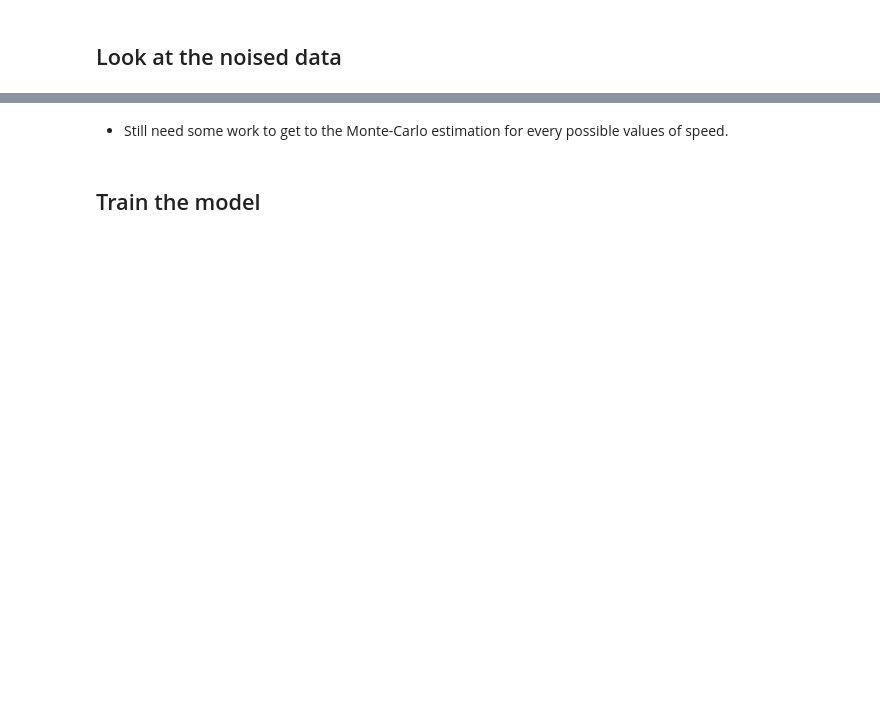
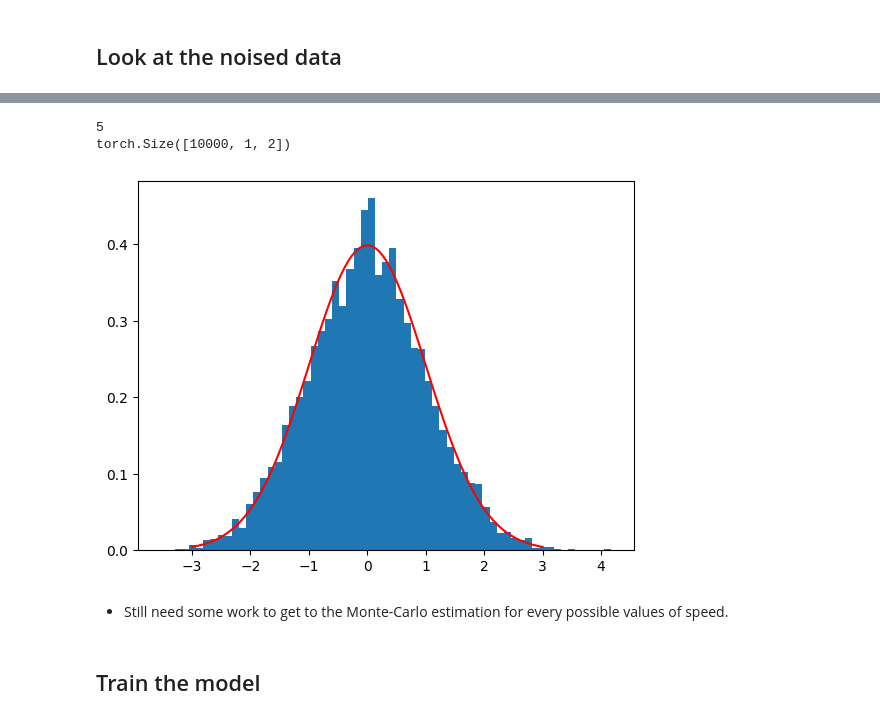
Before and after one commit to darioShar/PDMP, a Jupyter notebook: experiments_and_tracking.ipynb, the cells around one changed output, grey strips where cells are left out. Cells and saved outputs as stored; diff of their text form; code cells hidden in the pictures; blank space fills up the shorter version.

```diff
--- a/experiments_and_tracking.ipynb
+++ b/experiments_and_tracking.ipynb
@@ -382,28 +584,59 @@ EVAL_PATH = 'models/eval_model.pt'
 manager.load(MODEL_PATH)
 manager.load_eval_metrics(EVAL_PATH)
 # %%
+import torch
 # clone data, since it will be modified by forward process
-data_clone = GMM2.clone()
-# orint its shape
-print(data_clone.shape)
-# # get a unit time horizon
-time_horizons = torch.ones(data_clone.shape)
-for i in range(int(pdmp.T)):
-    t = time_horizons.clone()
-    pdmp.forward(data_clone, t)
+#data_clone = GMM2.clone()
+print(exp.manager.noising_process.T)
+def pdmp_original(T):
+    data_clone= exp.manager.eval.gen_manager.load_original_data(10000).to('cpu')
+
+    # orint its shape
+    print(data_clone.shape)
+    # # get a unit time horizon
+    time_horizons = torch.ones(data_clone.shape).to('cpu')
+
+    for i in range(T):
+        t = time_horizons.clone()
+        pdmp.forward(data_clone, t)
+    return data_clone
+
+
+def pdmp_refactor(T):
+    data_clone= exp.manager.eval.gen_manager.load_original_data(10000).to('mps')
+
+    # orint its shape
+    print(data_clone.shape)
+    # # get a unit time horizon
+    time_horizons = torch.ones(data_clone.shape).to('mps')
+
+    for i in range(T):
+        t = time_horizons.clone()
+        exp.manager.noising_process.forward(data_clone, t)
+    return data_clone
+
+#data_clone=pdmp_original(7)
+data_clone=pdmp_refactor(7)
 #* pdmp.T
 # forward process for pmdp.T time units
 #pdmp.forward(data_clone, time_horizons)
+# %% [output]
+5
+torch.Size([10000, 1, 2])
 # %%
 # look at histogram of one component at the last timestep
+import numpy as np
+import matplotlib.pyplot as plt
 
-pos = data_clone.squeeze(1) # remove channel dimension
+pos = data_clone.squeeze(1).cpu() # remove channel dimension
 import scipy.stats as stats
 X = np.linspace(-3, 3, 100)
 Y = stats.norm.pdf(X, 0, 1)
 plt.plot(X, Y, color='red')
 plt.hist(pos[:, 0], bins='auto', density=True)
 plt.show()
+# %% [output]
+[figure, added]
 # %% [markdown]
 * Still need some work to get to the Monte-Carlo estimation for every possible values of speed.
 # %%
```
Also changed, not shown: parts of 11 cells of this notebook, 38 other files.
